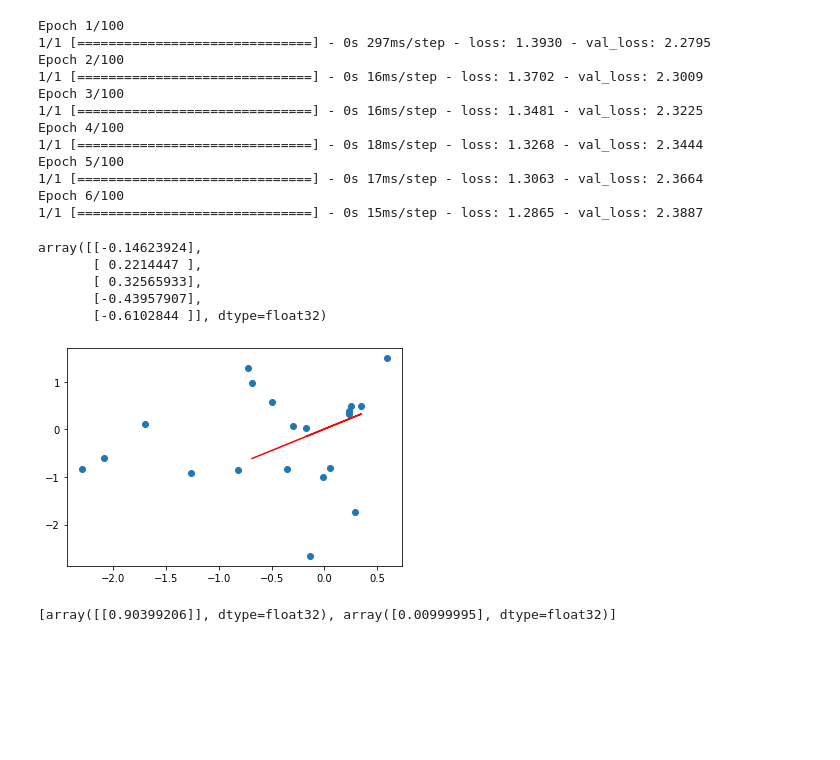
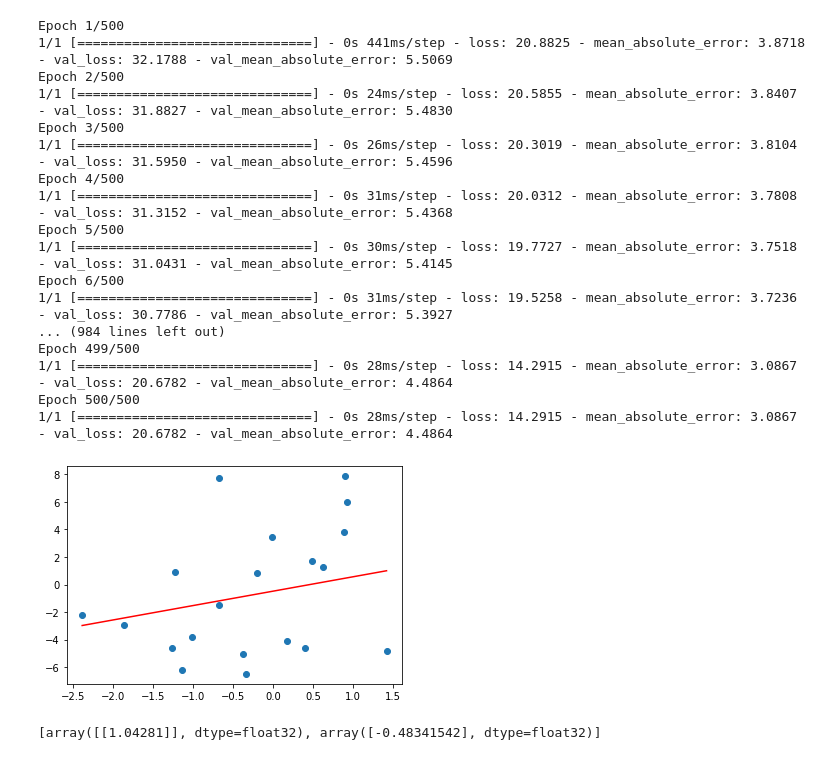
Before and after one commit to SergeMakhoul/LearnTogether, a Jupyter notebook: tfclient.ipynb, the cells around one changed output. Drawn from its saved outputs; the diff is of its cells as text; code cells hidden in the pictures; blank space fills up the shorter version.

```diff
--- a/tfclient.ipynb
+++ b/tfclient.ipynb
@@ -25,14 +13,15 @@ X, Y = create_dataset(nb = 20)
 # %%
 (x_train, x_test, y_train, y_test) = train_test_split(X.to_numpy(), Y.to_numpy(), train_size=0.75)
 # %%
-model = Sequential([
+model: Model = Sequential([
     InputLayer(input_shape=(1,)),
     Dense(1)
 ])
 
 model.compile(
-    optimizer=tf.optimizers.Adam(learning_rate=0.01),
-    loss='mean_squared_error')
+    optimizer=tf.optimizers.SGD(learning_rate=0.01),
+    loss='mean_squared_error',
+    metrics=['mean_absolute_error'])
 
 model.summary()
 # %% [output]
@@ -50,41 +40,40 @@ _________________________________________________________________
 history = model.fit(
     x_train,
     y_train,
-    epochs=100,
+    epochs=500,
     validation_split = 0.2,
     callbacks=[EarlyStopping(monitor='val_loss', patience=5, restore_best_weights=True)]
     )
 # %% [output]
-Epoch 1/100
-1/1 [==============================] - 0s 297ms/step - loss: 1.3930 - val_loss: 2.2795
-Epoch 2/100
-1/1 [==============================] - 0s 16ms/step - loss: 1.3702 - val_loss: 2.3009
-Epoch 3/100
-1/1 [==============================] - 0s 16ms/step - loss: 1.3481 - val_loss: 2.3225
-Epoch 4/100
-1/1 [==============================] - 0s 18ms/step - loss: 1.3268 - val_loss: 2.3444
-Epoch 5/100
-1/1 [==============================] - 0s 17ms/step - loss: 1.3063 - val_loss: 2.3664
-Epoch 6/100
-1/1 [==============================] - 0s 15ms/step - loss: 1.2865 - val_loss: 2.3887
+Epoch 1/500
+1/1 [==============================] - 0s 441ms/step - loss: 20.8825 - mean_absolute_error: 3.8718 - val_loss: 32.1788 - val_mean_absolute_error: 5.5069
+Epoch 2/500
+1/1 [==============================] - 0s 24ms/step - loss: 20.5855 - mean_absolute_error: 3.8407 - val_loss: 31.8827 - val_mean_absolute_error: 5.4830
+Epoch 3/500
+1/1 [==============================] - 0s 26ms/step - loss: 20.3019 - mean_absolute_error: 3.8104 - val_loss: 31.5950 - val_mean_absolute_error: 5.4596
+Epoch 4/500
+1/1 [==============================] - 0s 31ms/step - loss: 20.0312 - mean_absolute_error: 3.7808 - val_loss: 31.3152 - val_mean_absolute_error: 5.4368
+Epoch 5/500
+1/1 [==============================] - 0s 30ms/step - loss: 19.7727 - mean_absolute_error: 3.7518 - val_loss: 31.0431 - val_mean_absolute_error: 5.4145
+Epoch 6/500
+1/1 [==============================] - 0s 31ms/step - loss: 19.5258 - mean_absolute_error: 3.7236 - val_loss: 30.7786 - val_mean_absolute_error: 5.3927
+... (984 lines left out)
+Epoch 499/500
+1/1 [==============================] - 0s 28ms/step - loss: 14.2915 - mean_absolute_error: 3.0867 - val_loss: 20.6782 - val_mean_absolute_error: 4.4864
+Epoch 500/500
+1/1 [==============================] - 0s 28ms/step - loss: 14.2915 - mean_absolute_error: 3.0867 - val_loss: 20.6782 - val_mean_absolute_error: 4.4864
-# %%
-y_pred = model.predict(x_test)
-y_pred
-# %% [output]
-array([[-0.14623924],
-       [ 0.2214447 ],
-       [ 0.32565933],
-       [-0.43957907],
-       [-0.6102844 ]], dtype=float32)
+# %%
+x_lin = tf.linspace(min(x_train), max(x_train), len(X))
+y_lin = model.predict(x_lin)
 # %%
 plt.scatter(X, Y)
-plt.plot(x_test, y_pred, color='red')
+plt.plot(x_lin, y_lin, color='red')
 plt.show()
 # %% [output]
-[figure, old version]
+[figure, new version]
 # %%
 model.get_weights()
 # %% [output]
-[array([[0.90399206]], dtype=float32), array([0.00999995], dtype=float32)]
+[array([[1.04281]], dtype=float32), array([-0.48341542], dtype=float32)]
 # %%
 model.evaluate(x_test, y_test)
```
Also changed, not shown: parts of 7 cells of this notebook, 7 other files.
